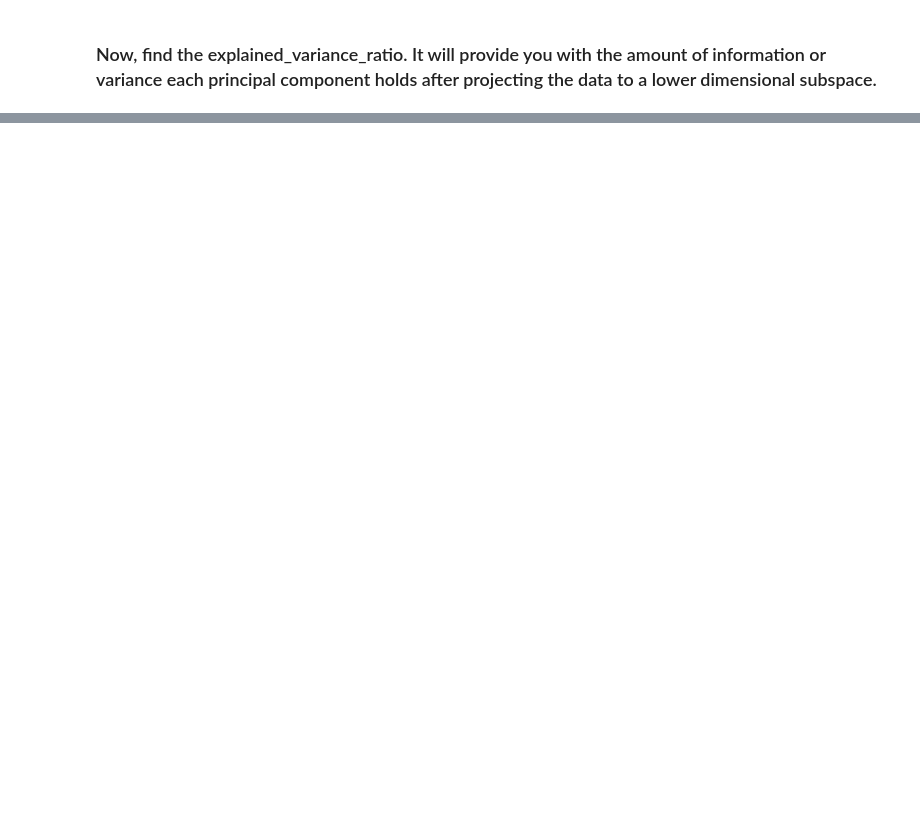
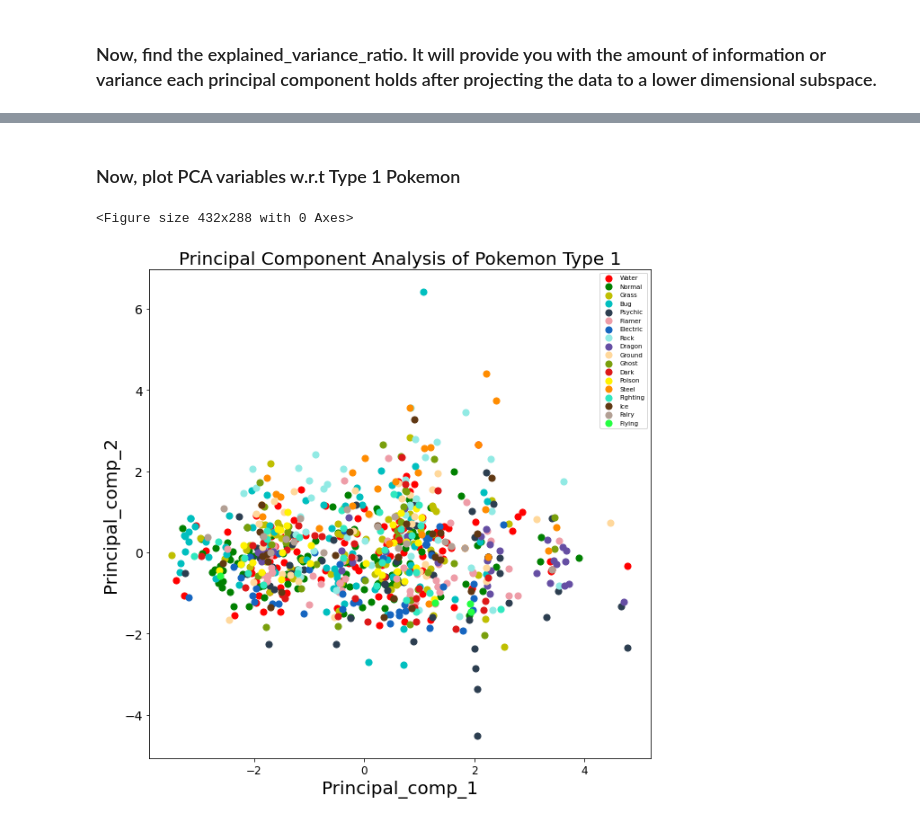
Before and after one commit to ShuklaPrashant21/Machine-Learning-Projects, a Jupyter notebook: Pokemon Dateset/Pandas_EDA_PCA_Tutorial.ipynb, the cells around one changed output, grey strips where cells are left out. Cells and saved outputs as stored; diff of their text form; code cells hidden in the pictures; blank space fills up the shorter version.

```diff
--- a/Pokemon Dateset/Pandas_EDA_PCA_Tutorial.ipynb
+++ b/Pokemon Dateset/Pandas_EDA_PCA_Tutorial.ipynb
@@ -585,0 +606,24 @@ Explained variation per principal component: [0.45190665 0.18225358 0.12979086]
+# %% [markdown]
+### Now, plot PCA variables w.r.t Type 1 Pokemon
+# %%
+plt.figure()
+plt.figure(figsize=(10,10))
+plt.xticks(fontsize=12)
+plt.yticks(fontsize=14)
+plt.xlabel('Principal_comp_1',fontsize=20)
+plt.ylabel('Principal_comp_2',fontsize=20)
+plt.title("Principal Component Analysis of Pokemon Type 1",fontsize=20)
+targets = ['Water','Normal','Grass','Bug','Psychic','Flamer','Electric','Rock','Dragon','Ground','Ghost',
+'Dark', 'Poison', 'Steel','Fighting','Ice','Fairy','Flying']
+colors = ['r', 'g', 'y','c','#2c3e50','#ee9ca7','#1565C0','#91EAE4','#654ea3','#ffd89b','#799F0C','#dd1818',
+         '#FFF200','#FF8C00','#30E8BF','#603813','#b29f94','#24FE41','#a80077']
+for target, color in zip(targets,colors):
+    indicesToKeep = df['Type 1'] == target
+    plt.scatter(principal_comp_df.loc[indicesToKeep, 'Principal_comp_1']
+               , principal_comp_df.loc[indicesToKeep, 'Principal_comp_2'], c = color, s = 50)
+
+plt.legend(targets,prop={'size': 7})
+plt.show()
+# %% [output]
+<Figure size 432x288 with 0 Axes>
+[figure, added]
```
Also changed, not shown: parts of 9 cells of this notebook.
